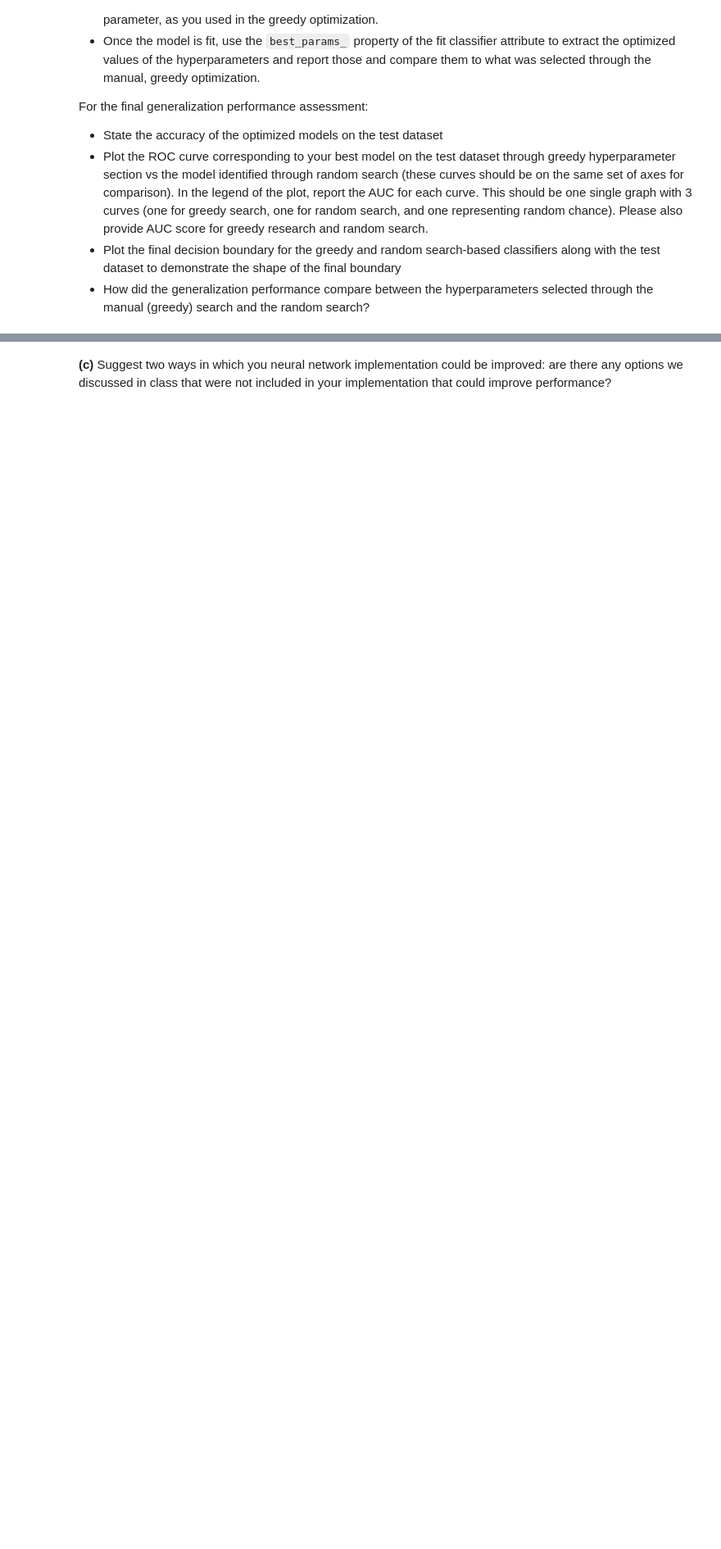
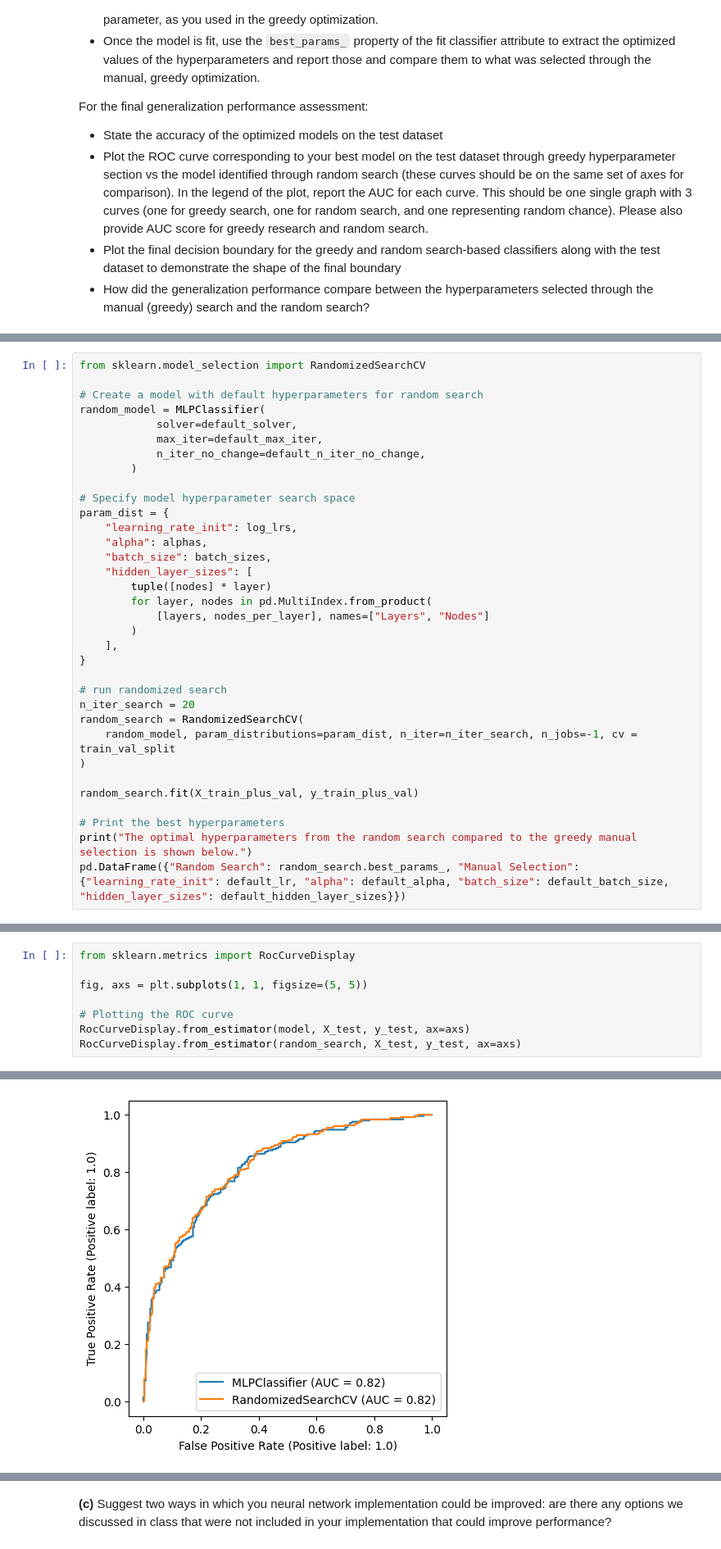
Before and after one commit to nick-carroll1/ids705, a Jupyter notebook: assignments/Assignment_4.ipynb, the cells around one changed output, grey strips where cells are left out. Shown at 82% size. Saved outputs shown, nothing was run; the diff lists cells and outputs as text; blank space fills up the shorter version.

```diff
--- a/assignments/Assignment_4.ipynb
+++ b/assignments/Assignment_4.ipynb
@@ -477,0 +479,34 @@ For the final generalization performance assessment:
+# %%
+from sklearn.model_selection import RandomizedSearchCV
+
+# Create a model with default hyperparameters for random search
+random_model = MLPClassifier(
+            solver=default_solver,
+            max_iter=default_max_iter,
+            n_iter_no_change=default_n_iter_no_change,
+        )
+
+# Specify model hyperparameter search space
+param_dist = {
+    "learning_rate_init": log_lrs,
+    "alpha": alphas,
+    "batch_size": batch_sizes,
+    "hidden_layer_sizes": [
+        tuple([nodes] * layer)
+        for layer, nodes in pd.MultiIndex.from_product(
+            [layers, nodes_per_layer], names=["Layers", "Nodes"]
+        )
+    ],
+}
+
+# run randomized search
+n_iter_search = 20
+random_search = RandomizedSearchCV(
+    random_model, param_distributions=param_dist, n_iter=n_iter_search, n_jobs=-1, cv = train_val_split
+)
+
+random_search.fit(X_train_plus_val, y_train_plus_val)
+
+# Print the best hyperparameters
+print("The optimal hyperparameters from the random search compared to the greedy manual selection is shown below.")
+pd.DataFrame({"Random Search": random_search.best_params_, "Manual Selection": {"learning_rate_init": default_lr, "alpha": default_alpha, "batch_size": default_batch_size, "hidden_layer_sizes": default_hidden_layer_sizes}})
@@ -477,0 +543,9 @@ For the final generalization performance assessment:
+# %%
+from sklearn.metrics import RocCurveDisplay
+
+fig, axs = plt.subplots(1, 1, figsize=(5, 5))
+
+# Plotting the ROC curve
+RocCurveDisplay.from_estimator(model, X_test, y_test, ax=axs)
+RocCurveDisplay.from_estimator(random_search, X_test, y_test, ax=axs)
+# %% [output]
@@ -477,0 +553 @@ For the final generalization performance assessment:
+[figure, added]
```
Also changed, not shown: parts of 9 cells of this notebook.
